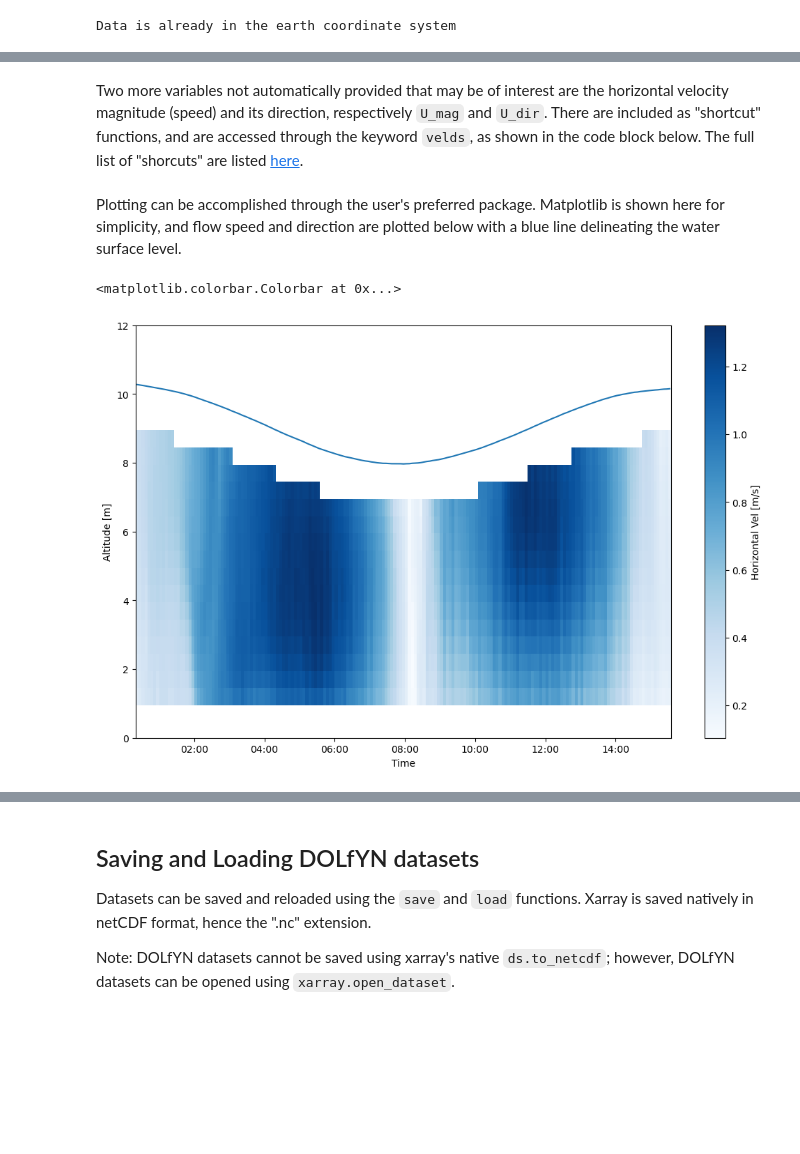
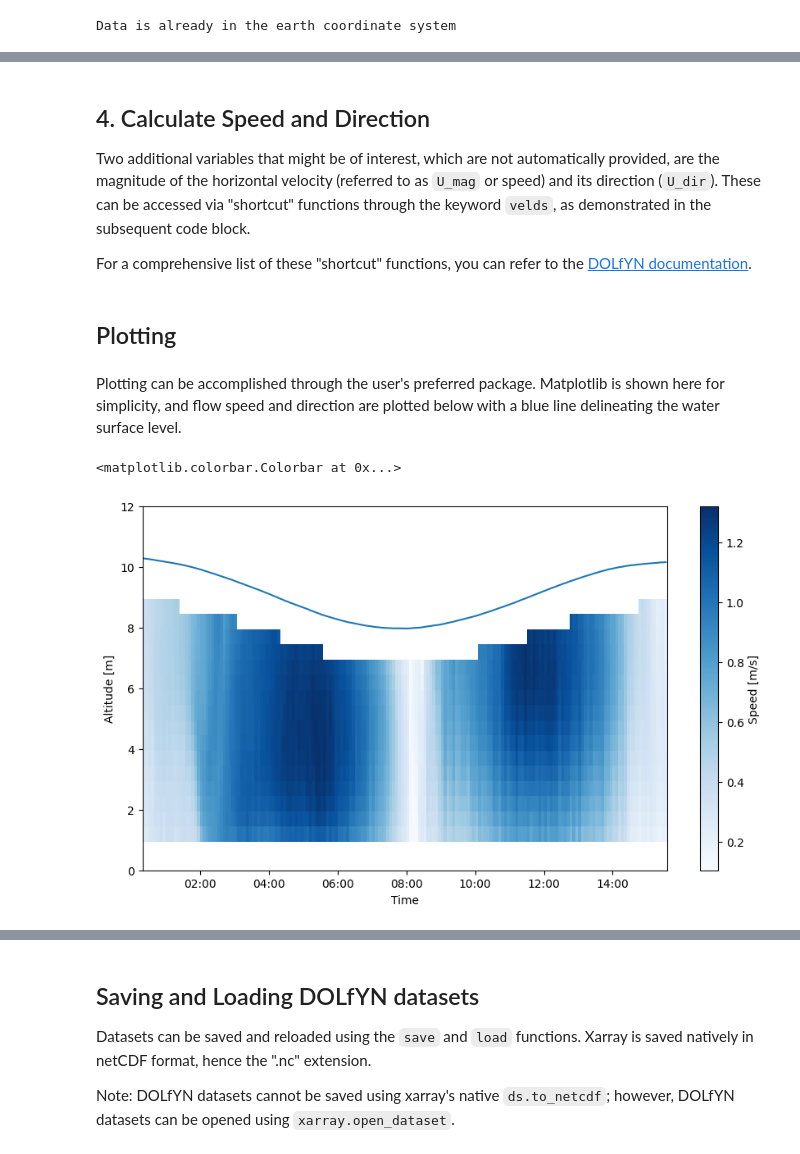
Before and after one commit to lkilcher/dolfyn, a Jupyter notebook: docs/ADCP_Example.ipynb, the cells around one changed output, grey strips where cells are left out. Saved outputs shown, nothing was run; the diff lists cells and outputs as text; code cells hidden in the pictures; blank space fills up the shorter version.

```diff
--- a/docs/ADCP_Example.ipynb
+++ b/docs/ADCP_Example.ipynb
@@ -150,6 +188,6 @@ Because this ADCP data was already in the "earth" coordinate system, `rotate2` w
 # %%
-dolfyn.set_declination(ds, declin=15.8, inplace=True) # 15.8 deg East
-dolfyn.rotate2(ds, 'earth', inplace=True)
+dolfyn.set_declination(ds, 15.8, inplace=True)  # 15.8 deg East
+dolfyn.rotate2(ds, "earth", inplace=True)
 # %% [output]
 Data is already in the earth coordinate system
 # %% [markdown]
@@ -166,3 +206,3 @@ To average the data into time bins (aka ensembles), start by initiating the binn
 # %%
-avg_tool = api.VelBinner(n_bin=ds.fs*300, fs=ds.fs)
+avg_tool = api.ADPBinner(n_bin=ds.fs * 300, fs=ds.fs)
 ds_avg = avg_tool.do_avg(ds)
@@ -169,3 +229,7 @@ ds_avg = avg_tool.do_avg(ds)
 # %% [markdown]
-Two more variables not automatically provided that may be of interest are the horizontal velocity magnitude (speed) and its direction, respectively `U_mag` and `U_dir`. There are included as "shortcut" functions, and are accessed through the keyword `velds`, as shown in the code block below. The full list of "shorcuts" are listed [here](https://dolfyn.readthedocs.io/en/latest/apidoc/dolfyn.shortcuts.html).
+## 4. Calculate Speed and Direction
+
+Two additional variables that might be of interest, which are not automatically provided, are the magnitude of the horizontal velocity (referred to as `U_mag` or speed) and its direction (`U_dir`). These can be accessed via "shortcut" functions through the keyword `velds`, as demonstrated in the subsequent code block.
+
+For a comprehensive list of these "shortcut" functions, you can refer to the [DOLfYN documentation](https://dolfyn.readthedocs.io/en/latest/apidoc/dolfyn.shortcuts.html).
 # %%
@@ -174,25 +238,27 @@ ds_avg['U_dir'] = ds_avg.velds.U_dir
+# %% [markdown]
+## Plotting
 # %% [markdown]
 Plotting can be accomplished through the user's preferred package. Matplotlib is shown here for simplicity, and flow speed and direction are plotted below with a blue line delineating the water surface level.
 # %%
 %matplotlib inline
 from matplotlib import pyplot as plt
 import matplotlib.dates as dt
 
-ax = plt.figure(figsize=(12,8)).add_axes([.14, .14, .8, .74])
+ax = plt.figure(figsize=(10, 6)).add_axes([0.14, 0.14, 0.8, 0.74])
 # Plot flow speed
-t = dolfyn.time.dt642date(ds_avg.time)
-plt.pcolormesh(t, ds_avg['range'], ds_avg['U_mag'], cmap='Blues', shading='nearest')
+t = dolfyn.time.dt642date(ds_avg["time"])
+plt.pcolormesh(t, ds_avg["range"], ds_avg["U_mag"], cmap="Blues", shading="nearest")
 # Plot the water surface
-ax.plot(t, ds_avg['depth'])
+ax.plot(t, ds_avg["depth"])
 
 # Set up time on x-axis
-ax.set_xlabel('Time')
-ax.xaxis.set_major_formatter(dt.DateFormatter('%H:%M'))
+ax.set_xlabel("Time")
+ax.xaxis.set_major_formatter(dt.DateFormatter("%H:%M"))
 
-ax.set_ylabel('Altitude [m]')
+ax.set_ylabel("Altitude [m]")
 ax.set_ylim([0, 12])
-plt.colorbar(label='Horizontal Vel [m/s]')
+plt.colorbar(label="Speed [m/s]")
 # %% [output]
 <matplotlib.colorbar.Colorbar at 0x...>
-[figure, old version]
+[figure, new version]
 # %%
```
Also changed, not shown: parts of 59 cells of this notebook, 27 other files.
